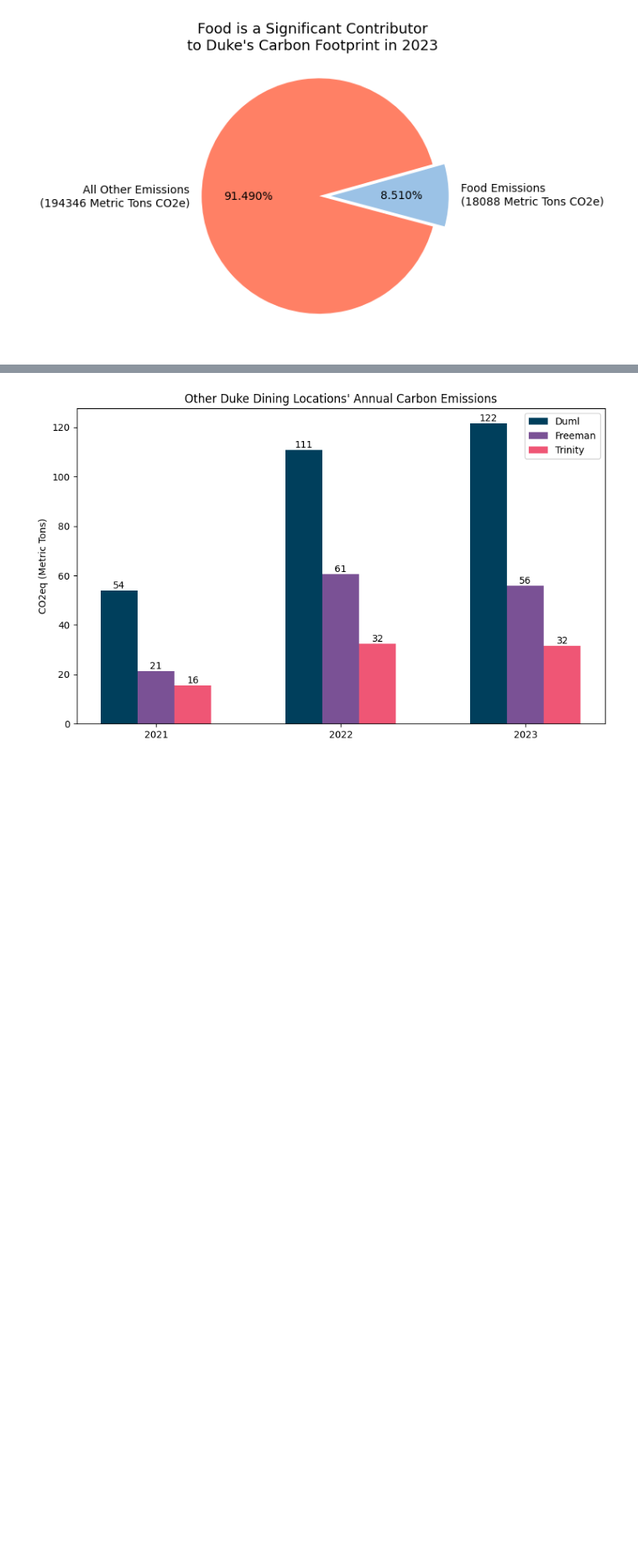
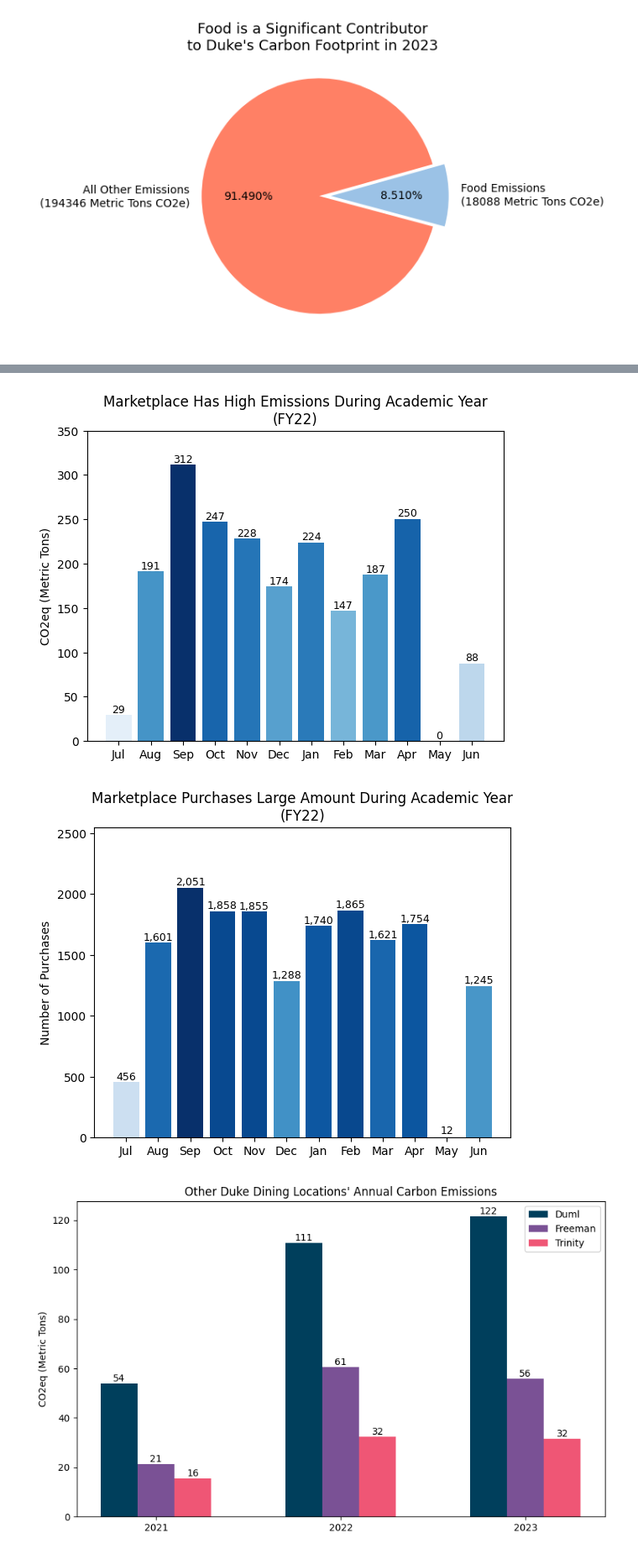
Before and after one commit to ethansong206/Climate-Plus-Project, a Jupyter notebook: DataCleaning.ipynb, the cells around one changed output, grey strips where cells are left out. Shown: that part at 84% size. Cells and saved outputs as stored; diff of their text form; code cells hidden in the pictures; blank space fills up the shorter version.

```diff
--- a/DataCleaning.ipynb
+++ b/DataCleaning.ipynb
@@ -1177,4 +1173,36 @@ Name: CO2e(kg), dtype: float64
 [figure]
+# %%
+#@title Analyze Marketplace fy22
+#make marketplace dataframe
+
+#Monthly Emissions Visualization, 2022 only
+fig_mp3, ax_mp3 = plt.subplots()
+counts_mp3 = (df_marketplace[df_marketplace['Fiscal Year'] == '2022'].groupby('Purchase Month')['CO2e(kg)'].sum() / 1000)
+bars_mp3 = ax_mp3.bar(purchase_months, counts_mp3, color=cm.Blues(counts_mp3 / counts_mp3.max()))  # Using the 'Reds' colormap
+ax_mp3.set_ylabel('CO2eq (Metric Tons)')
+ax_mp3.set_title('Marketplace Has High Emissions During Academic Year\n(FY22)')
+ax_mp3.bar_label(bars_mp3, fmt='{:,.0f}', fontsize=9)
+month_names = [calendar.month_abbr[month] for month in purchase_months]
+bar_positions = [pos + 1 for pos in range(len(purchase_months))]
+plt.xticks(bar_positions, month_names)
+plt.ylim([0, 350])
+plt.show()
+
+#Monthly Purchases Visualization, 2022 only
+fig_mp4, ax_mp4 = plt.subplots()
+counts_mp4 = (df_marketplace[df_marketplace['Fiscal Year'] == '2022'].groupby('Purchase Month')['CO2e(kg)'].count())
+bars_mp4 = ax_mp4.bar(purchase_months, counts_mp4, color=cm.Blues(counts_mp4 / counts_mp4.max()))  # Using the 'Reds' colormap
+ax_mp4.set_ylabel('Number of Purchases')
+ax_mp4.set_title('Marketplace Purchases Large Amount During Academic Year\n(FY22)')
+ax_mp4.bar_label(bars_mp4, fmt='{:,.0f}', fontsize=9)
+month_names = [calendar.month_abbr[month] for month in purchase_months]
+bar_positions = [pos + 1 for pos in range(len(purchase_months))]
+plt.xticks(bar_positions, month_names)
+plt.ylim([0, 2550])
+plt.show()
+# %% [output]
+[figure, added]
+[figure, added]
 # %%
 #@title Analyze DuML, Freeman, Trinity Annual
 df_duml = pd.concat([DDFY20[DDFY20['Unit Name'] == 'DuML'],
```
Also changed, not shown: parts of 3 cells of this notebook.
